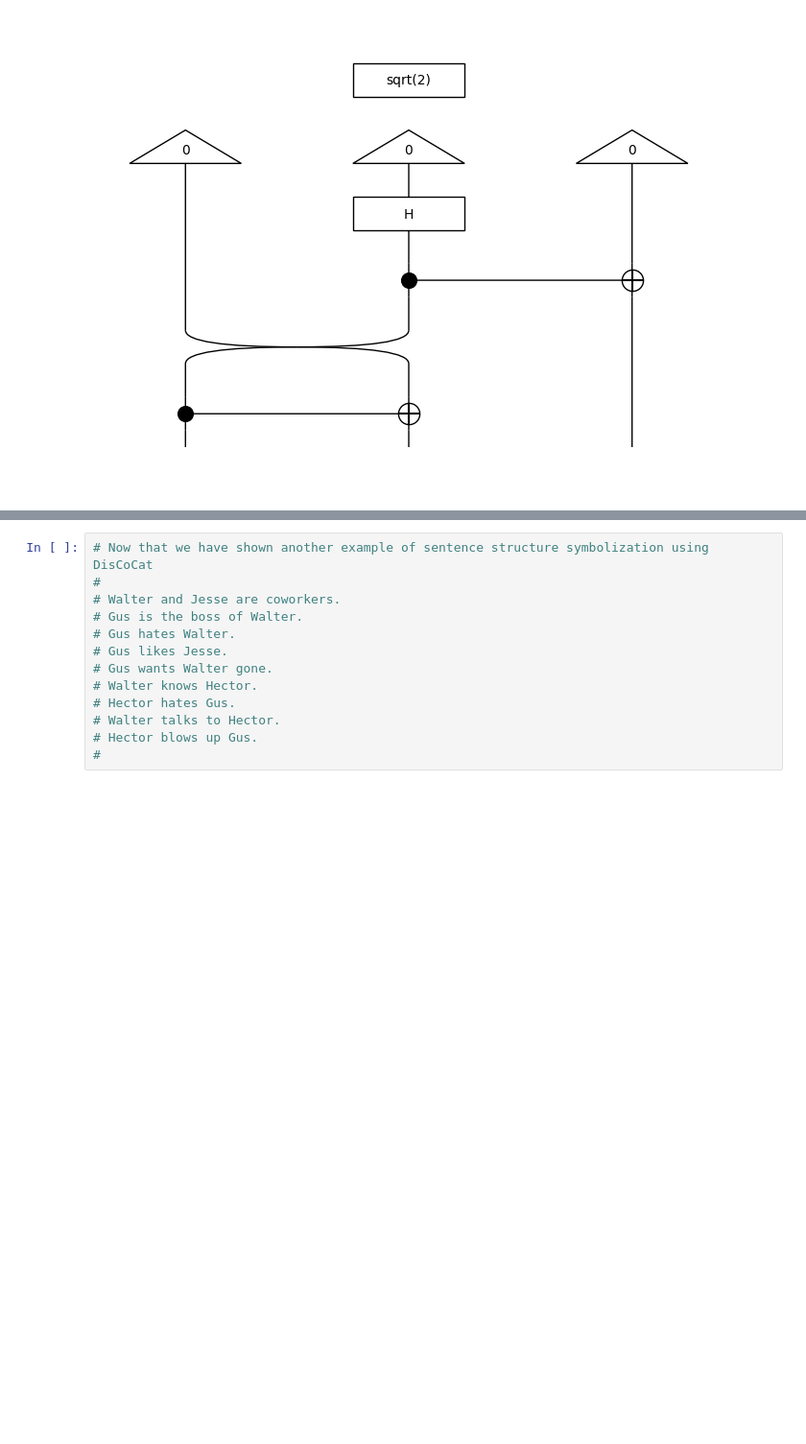
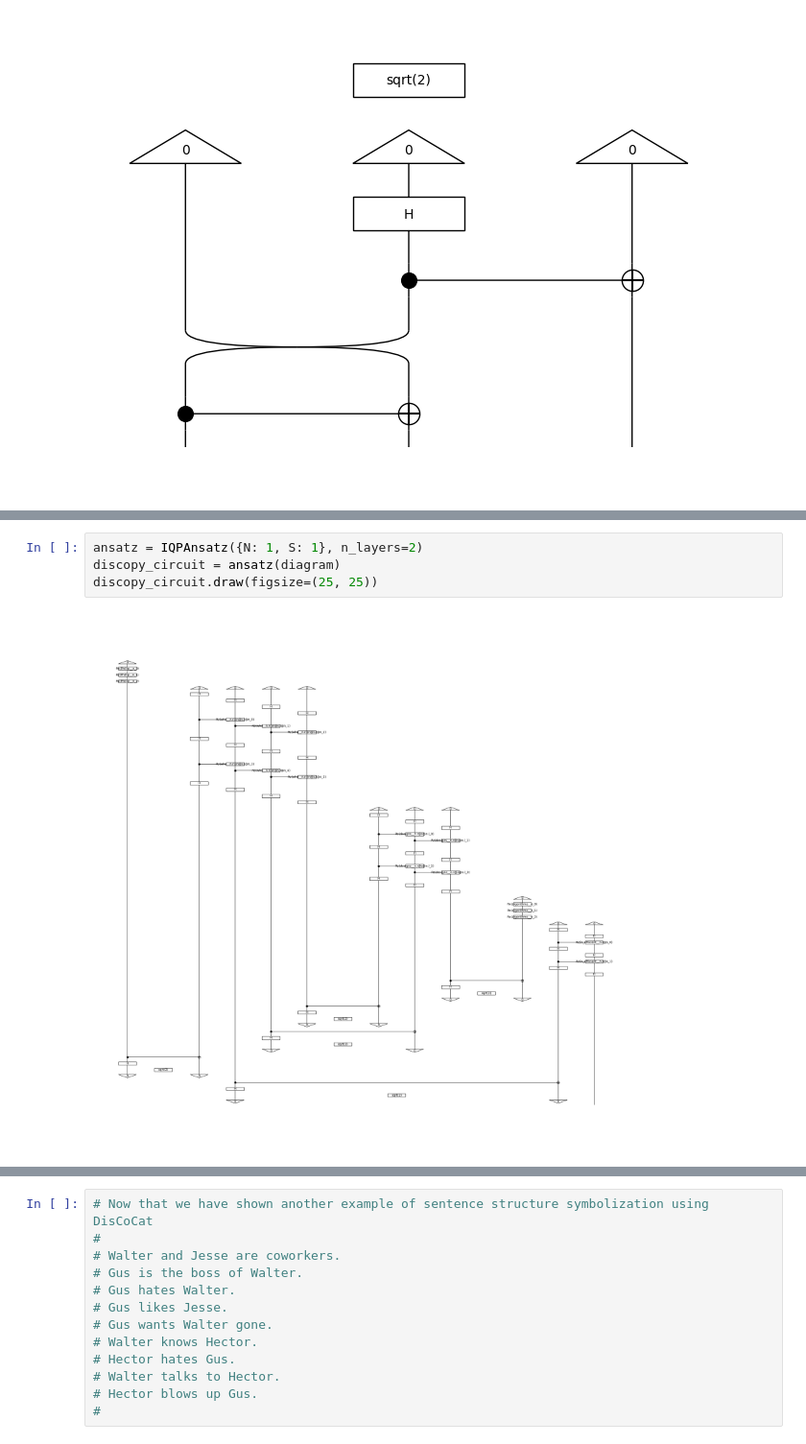
Before and after one commit to truppelli/Quantum_NLP, a Jupyter notebook: Quantum_NLP.ipynb, the cells around one changed output, grey strips where cells are left out. Shown at 96% size. Saved outputs shown, nothing was run; the diff lists cells and outputs as text; blank space fills up the shorter version.

```diff
--- a/Quantum_NLP.ipynb
+++ b/Quantum_NLP.ipynb
@@ -244,0 +232,6 @@ tk_to_qiskit(tk_circ).draw()
+# %%
+ansatz = IQPAnsatz({N: 1, S: 1}, n_layers=2)
+discopy_circuit = ansatz(diagram)
+discopy_circuit.draw(figsize=(25, 25))
+# %% [output]
+[figure, added]
```
Also changed, not shown: parts of 9 cells of this notebook.
